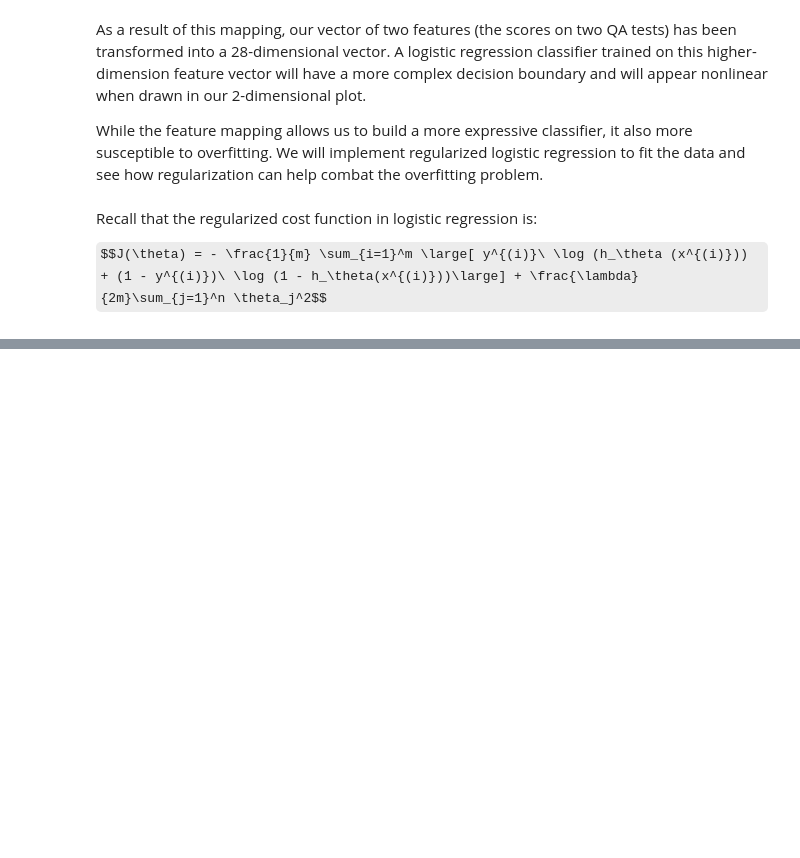
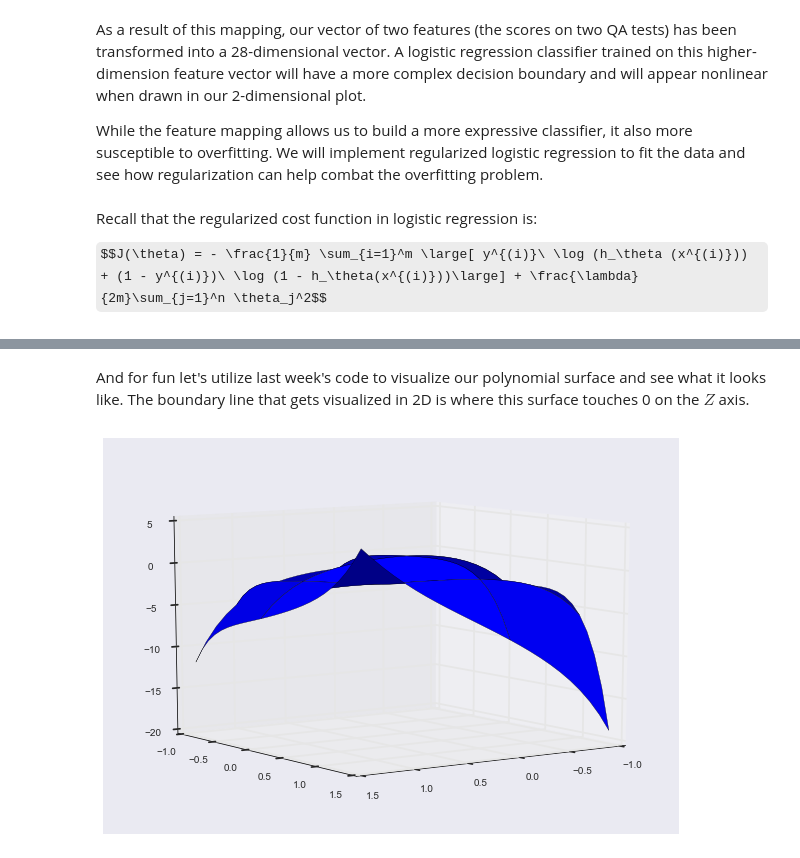
Before and after one commit to jvivian/Coursera-Machine-Learning_Ng, a Jupyter notebook: Week 3 -- Logistic Regression and Regularization.ipynb, the cells around one changed output, grey strips where cells are left out. Drawn from its saved outputs; the diff is of its cells as text; code cells hidden in the pictures; some formulas as TeX source; blank space fills up the shorter version.

```diff
--- a/Week 3 -- Logistic Regression and Regularization.ipynb
+++ b/Week 3 -- Logistic Regression and Regularization.ipynb
@@ -238,0 +289,14 @@ np.dot()
+# %% [markdown]
+And for fun let's utilize last week's code to visualize our polynomial surface and see what it looks like.  The boundary line that gets visualized in 2D is where this surface touches 0 on the $Z$ axis.
+# %%
+xx, yy, z = contour_values(thetas[1])
+from mpl_toolkits.mplot3d import Axes3D
+fig = plt.figure()
+ax = Axes3D(fig)
+ax.plot_surface(xx, yy, z)
+for ii in xrange(0,360,5):
+    ax.view_init(elev=10., azim=ii)
+    display.display(plt.gcf())
+    display.clear_output(wait=True)
+# %% [output]
+[figure, added]
```
Also changed, not shown: parts of 20 cells of this notebook.
